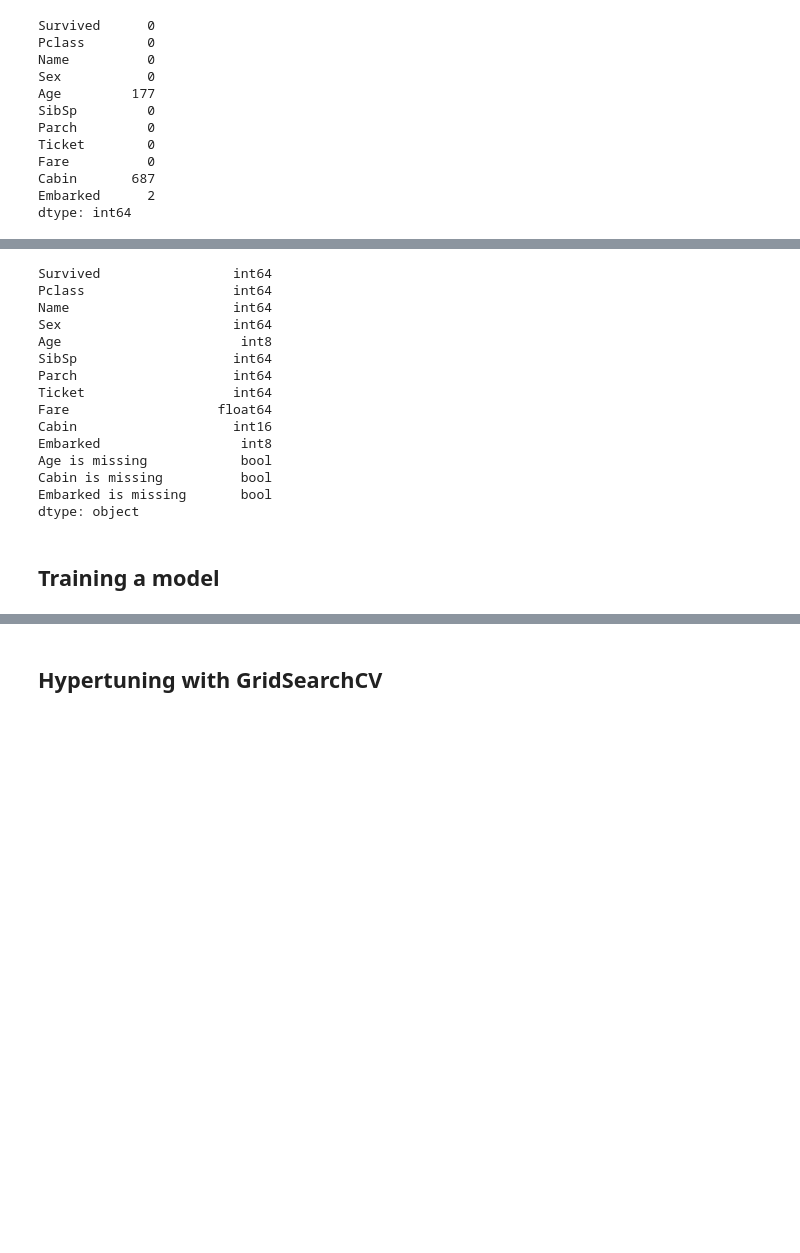
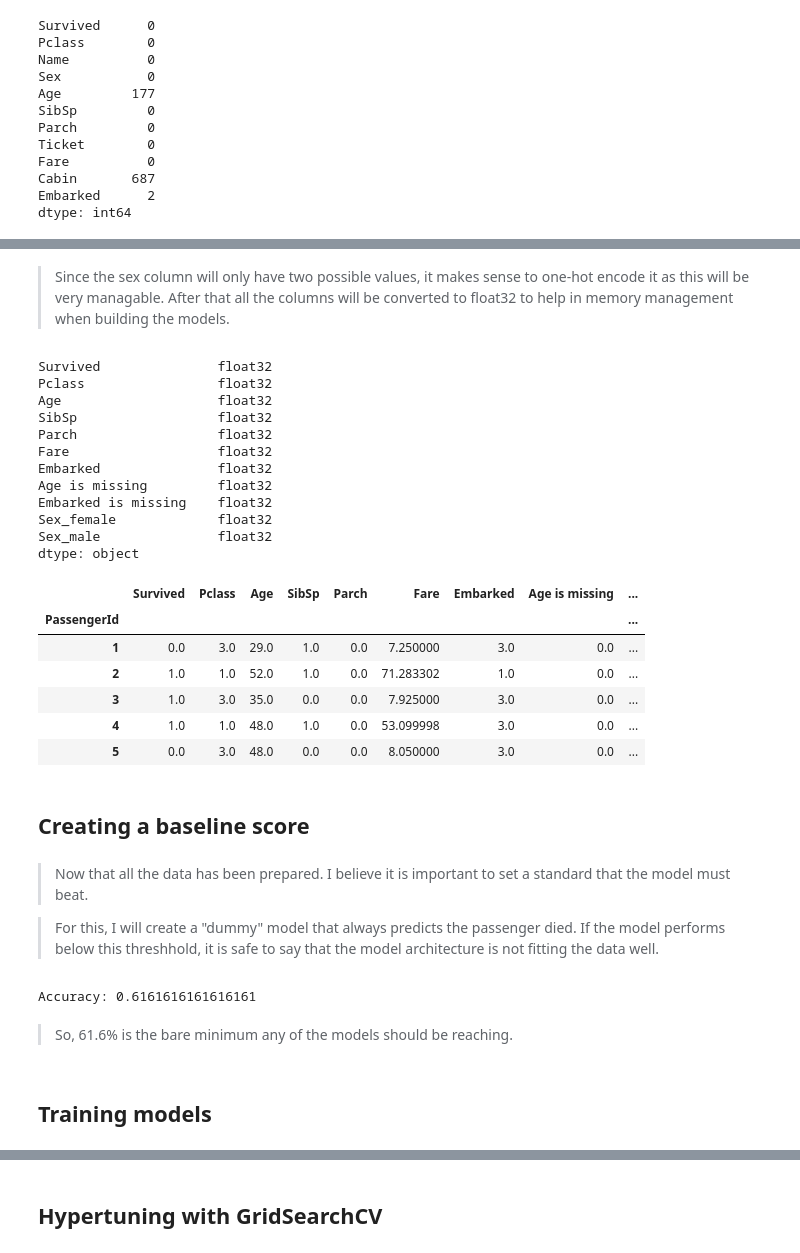
Before and after one commit to mikemiller97/titanic-ml-model, a Jupyter notebook: titanic-death-prediction-kaggle-link.ipynb, the cells around one changed output, grey strips where cells are left out. Drawn from its saved outputs; the diff is of its cells as text; code cells hidden in the pictures; blank space fills up the shorter version.

```diff
--- a/titanic-death-prediction-kaggle-link.ipynb
+++ b/titanic-death-prediction-kaggle-link.ipynb
@@ -186,3 +182,5 @@ dtype: int64
+# %%
+train_temp.drop("Cabin", axis=1, inplace=True)
 # %%
 fill_unknown_cells(train_temp)
 train_temp.isna().sum()
@@ -244,21 +235,53 @@ def convert_col_to_num(df):
+# %% [markdown]
+>Since the sex column will only have two possible values, it makes sense to one-hot encode it as this will be very managable. After that all the columns will be converted to float32 to help in memory management when building the models.
+# %%
+# One-hot encode the "Sex" column
+train_temp = pd.get_dummies(train_temp, columns=["Sex"], prefix="Sex")
+
+# Conversion of numeric columns to float32
+numeric_columns = train_temp.select_dtypes(include=["float64", "int64", "int8", "bool", "uint8"]).columns
+train_temp[numeric_columns] = train_temp[numeric_columns].astype("float32")
 # %%
-train_temp = convert_col_to_num(train_temp)
 train_temp.dtypes
 # %% [output]
-Survived                 int64
-Pclass                   int64
-Name                     int64
-Sex                      int64
-Age                       int8
-SibSp                    int64
-Parch                    int64
-Ticket                   int64
-Fare                   float64
-Cabin                    int16
-Embarked                  int8
-Age is missing            bool
-Cabin is missing          bool
-Embarked is missing       bool
+Survived               float32
+Pclass                 float32
+Age                    float32
+SibSp                  float32
+Parch                  float32
+Fare                   float32
+Embarked               float32
+Age is missing         float32
+Embarked is missing    float32
+Sex_female             float32
+Sex_male               float32
 dtype: object
+# %%
+train_temp.head()
+# %% [output]
+|  | Survived | Pclass | Age | SibSp | Parch | Fare | Embarked | Age is missing | ... |
+| PassengerId |  |  |  |  |  |  |  |  | ... |
+| 1 | 0.0 | 3.0 | 29.0 | 1.0 | 0.0 | 7.250000 | 3.0 | 0.0 | ... |
+| 2 | 1.0 | 1.0 | 52.0 | 1.0 | 0.0 | 71.283302 | 1.0 | 0.0 | ... |
+| 3 | 1.0 | 3.0 | 35.0 | 0.0 | 0.0 | 7.925000 | 3.0 | 0.0 | ... |
+| 4 | 1.0 | 1.0 | 48.0 | 1.0 | 0.0 | 53.099998 | 3.0 | 0.0 | ... |
+| 5 | 0.0 | 3.0 | 48.0 | 0.0 | 0.0 | 8.050000 | 3.0 | 0.0 | ... |
+# %% [markdown]
+## Creating a baseline score
+# %% [markdown]
+>Now that all the data has been prepared. I believe it is important to set a standard that the model must beat.
+
+>For this, I will create a "dummy" model that always predicts the passenger died. If the model performs below this threshhold, it is safe to say that the model architecture is not fitting the data well.
+# %%
+everyone_died = np.zeros((891, 1))
+
+y_true = train_temp['Survived']
+
+accuracy = accuracy_score(y_true, everyone_died)
+print("Accuracy:", accuracy)
+# %% [output]
+Accuracy: 0.6161616161616161
+# %% [markdown]
+>So, 61.6% is the bare minimum any of the models should be reaching.
 # %% [markdown]
-## Training a model
+## Training models
```
Also changed, not shown: parts of 107 cells of this notebook.
